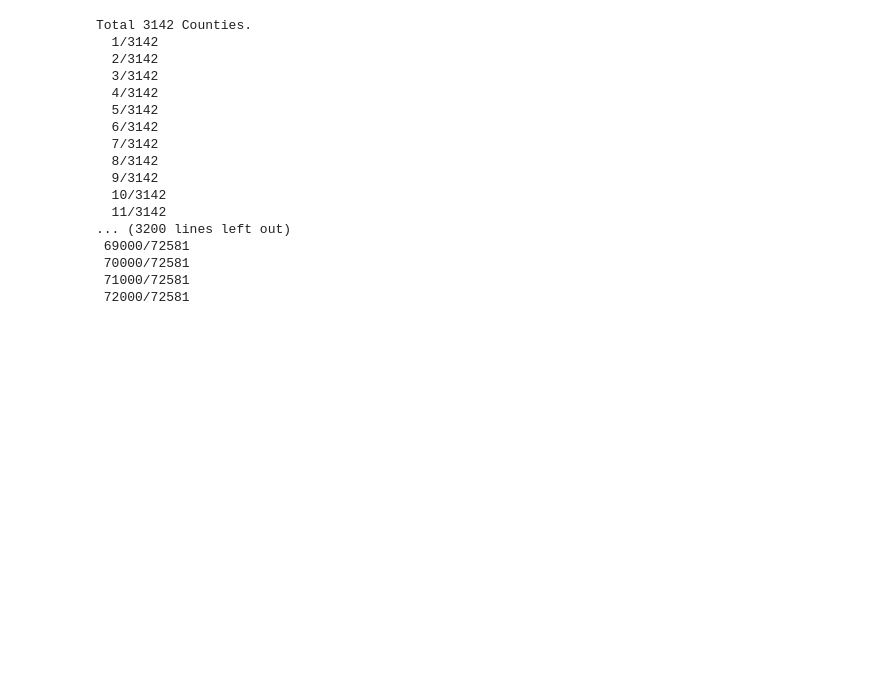
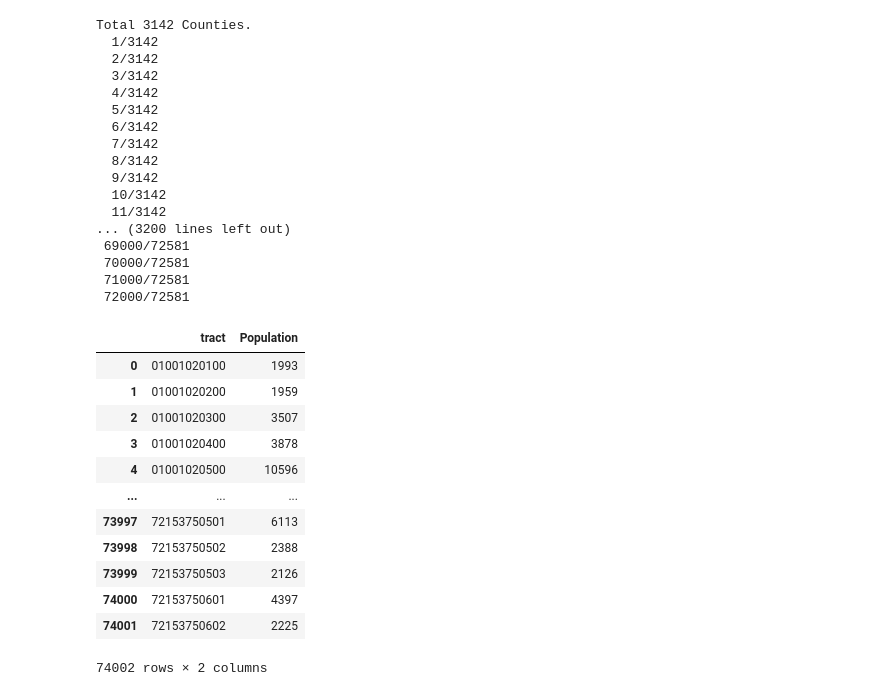
Before and after one commit to RuochenKong/Compartmental-Infectious-Disease-Simulation, a Jupyter notebook: compress_spread.ipynb, the cells around one changed output. Cells and saved outputs as stored; diff of their text form; code cells hidden in the pictures; blank space fills up the shorter version.

```diff
--- a/compress_spread.ipynb
+++ b/compress_spread.ipynb
@@ -142,3 +143,22 @@ res = pd.concat(res)
 res
 # %%
 res.to_csv('spread_probability_top30/county_level.csv', index=False)
+# %%
+df = pop_data = pd.read_csv('src_data/usa_population_revise.csv', dtype ={'GeoId':str, 'Population':np.int64})
+df['tract'] = df['GeoId'].apply(lambda x: x[:11])
+df = df.groupby('tract')['Population'].sum().reset_index()
+df
+# %% [output]
+|  | tract | Population |
+| 0 | 01001020100 | 1993 |
+| 1 | 01001020200 | 1959 |
+| 2 | 01001020300 | 3507 |
+| 3 | 01001020400 | 3878 |
+| 4 | 01001020500 | 10596 |
+| ... | ... | ... |
+| 73997 | 72153750501 | 6113 |
+| 73998 | 72153750502 | 2388 |
+| 73999 | 72153750503 | 2126 |
+| 74000 | 72153750601 | 4397 |
+| 74001 | 72153750602 | 2225 |
+74002 rows × 2 columns
```
Also changed, not shown: parts of 3 cells of this notebook, 2 other files.
